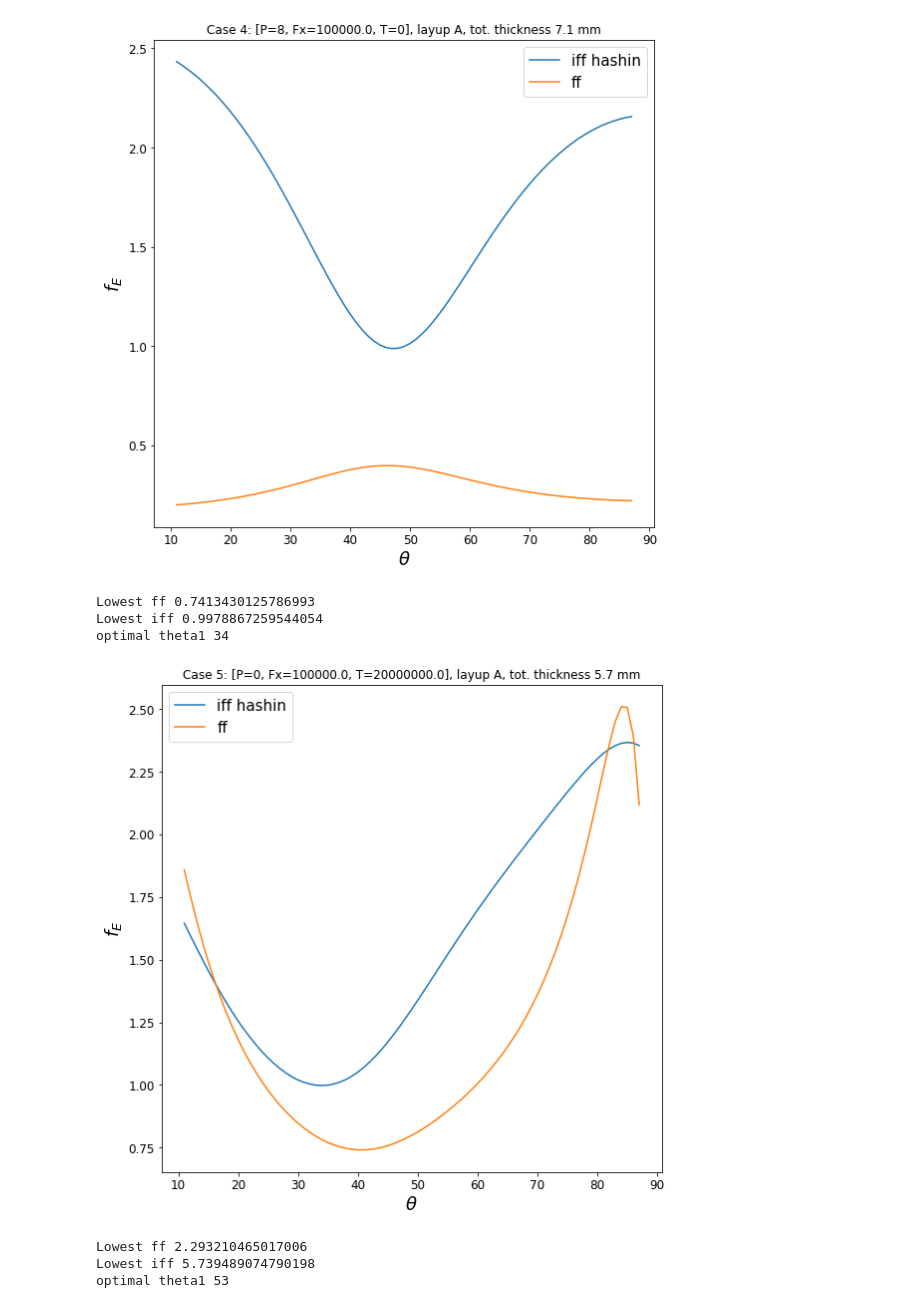
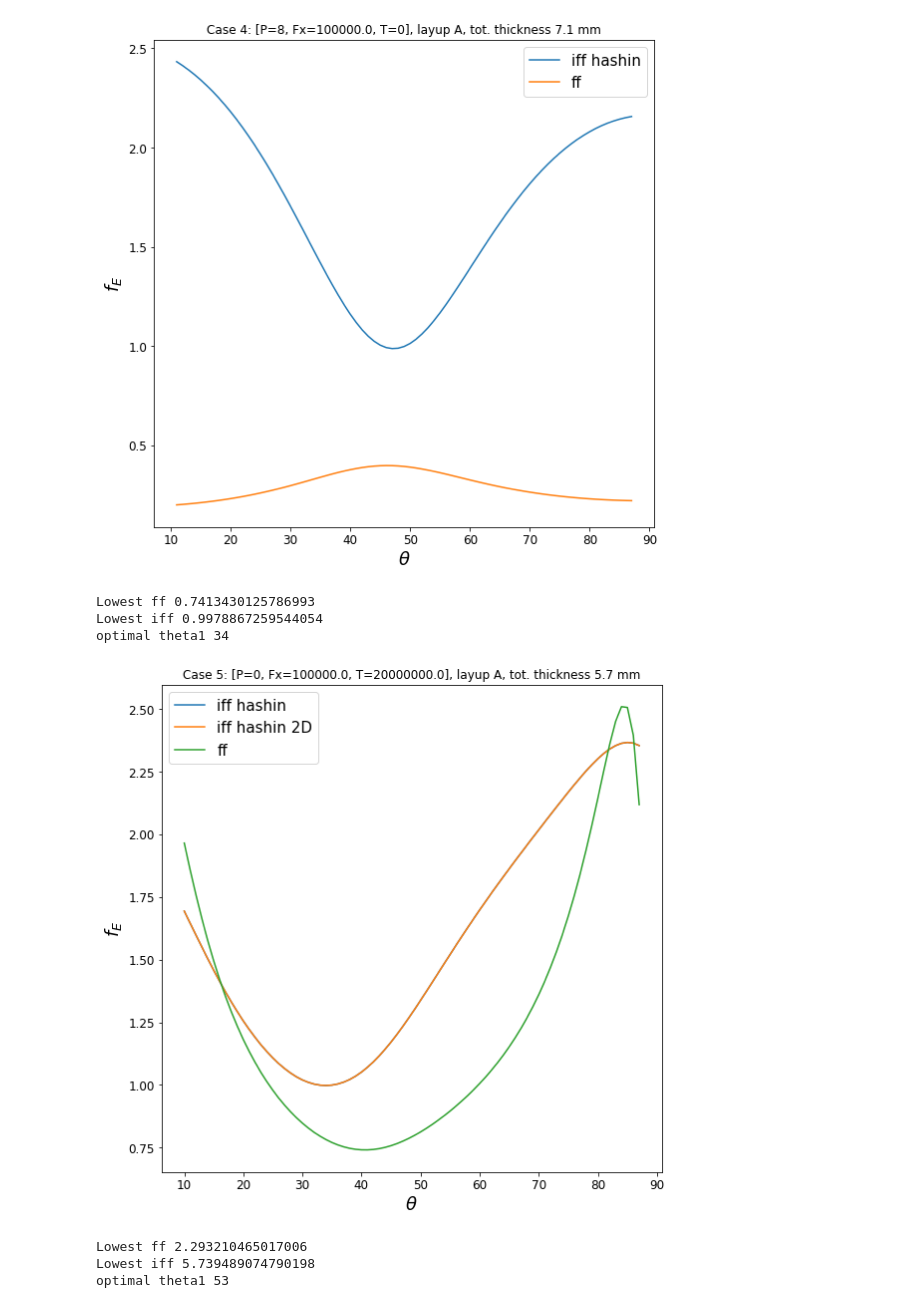
Before and after one commit to alfm778/Plastkompositter, a Jupyter notebook: Assignment 3.ipynb, the cells around one changed output. Drawn from its saved outputs; the diff is of its cells as text; code cells hidden in the pictures.

```diff
--- a/Assignment 3.ipynb
+++ b/Assignment 3.ipynb
@@ -8,13 +8,13 @@ import matplotlib
 
 m = {'name': 'UDGRP', 'units': 'MPa-mm-Mg', 'rho': 2e-09,
      'E1': 38000, 'E2': 8500, 'v12': 0.28, 'G12': 3400,
-     'XT': 1150, 'YT': 40, "ZT":1, "ZC":0, 'XC': 700, 'YC': 120, 'S12': 60, 'S23': 40, "S13":0, 'f12': -0.5}
+     'XT': 1150, 'YT': 40, "ZT":0, "ZC":0, 'XC': 700, 'YC': 120, 'S12': 60, 'S23': 40, "S13":0, 'f12': -0.5}
 
 d1 = 0.9 # Degradation factor transverse mod and shear mod
 d2 = 0.1 # Degradation factor compression
 m2 = {'name': 'UDGRP', 'units': 'MPa-mm-Mg', 'rho': 2e-09,
      'E1': 38000, 'E2': 8500*(1-d1), 'v12': 0.28, 'G12': 3400*(1-d1),
-     'XT': 1150, 'YT': 40, "ZT":1, "ZC":0, 'XC': 700*(1-d2), 'YC': 120, 'S12': 60, 'S23': 40, "S13":0, 'f12': -0.5}
+     'XT': 1150, 'YT': 40, "ZT":0, "ZC":0, 'XC': 700*(1-d2), 'YC': 120, 'S12': 60, 'S23': 40, "S13":0, 'f12': -0.5}
 
 legendsize = 15
 def set_plot_props():
@@ -333,7 +376,7 @@ R = 75
 casenr = 1
 layupnr = "A"
 
-t1 = 6
+t1 = 4.8
 fE_ff = []
 fE_iff = []
 thetas = list(range(11, 88))
@@ -352,13 +395,13 @@ for theta1 in thetas:
     fE_iff.append(res_iff["fE_iff"])
     #print(fE_ff)
 print("Lowest ff", min(fE_ff))
-#rint("Lowest iff", min(fE_iff))
+print("Lowest iff", min(fE_iff))
 optimal_theta1 = 53
 optimal_theta2 = 11
 print("optimal theta1", optimal_theta1)
 
 plt.plot(thetas, fE_iff, label="iff hashin")
-#plt.plot(thetas, fE_ff, label="ff")
+plt.plot(thetas, fE_ff, label="ff")
 plt.xlabel("$\\theta$")
 plt.ylabel("$f_E$")
 plt.title(f"Case {casenr}: [{P=}, {Fx=}, {T=}], layup {layupnr}, tot. thickness {t1} mm")
@@ -376,8 +420,8 @@ casenr = 2
 layupnr = "A"
 
 t1 = 0.2
-fE_ff = []
-fE_iff = []
+fE_ff, fE_iff, fE_iff_2D = [], [], []
+
 thetas = list(range(11, 88))
 set_plot_props()
 
@@ -506,41 +550,45 @@ layupnr = "A"
 t1 = 5.7
 fE_ff = []
 fE_iff = []
-thetas = list(range(11, 88))
+fE_iff_2D = []
+thetas = list(range(10, 88))
 set_plot_props()
 
 for theta1 in thetas:
     layup_iff = [{'mat':m,  'ori':  theta1,  'thi':t1/2},
               {'mat':m,  'ori': -theta1,  'thi':t1/2}]
 
     layup_ff = [{'mat':m2,  'ori':  theta1,  'thi':t1/2},
               {'mat':m2,  'ori': -theta1,  'thi':t1/2}]
 
 
 
     res_ff = solve(layup_ff,R=75,P=P*3,Fx=Fx*3,T=T*3)
     res_iff = solve(layup_iff,R=75,P=P*1.2,Fx=Fx*1.2,T=T*1.2)
 
     fE_ff.append(res_ff["fE_ff"])
     fE_iff.append(res_iff["fE_iff"])
+    fE_iff_2D.append(res_iff["fE_iff_2D"])
     #print(fE_ff)
 
 print("Lowest ff", min(fE_ff))
 print("Lowest iff", min(fE_iff))
 optimal_theta1 = 34
 print("optimal theta1", optimal_theta1)
 plt.plot(thetas, fE_iff, label="iff hashin")
+plt.plot(thetas, fE_iff_2D, label="iff hashin 2D")
 plt.plot(thetas, fE_ff, label="ff")
+
 plt.xlabel("$\\theta$")
 plt.ylabel("$f_E$")
 plt.title(f"Case {casenr}: [{P=}, {Fx=}, {T=}], layup {layupnr}, tot. thickness {t1} mm")
 plt.legend(prop={'size': legendsize})
 plt.savefig(f'output/Case{casenr} - layup{layupnr}.png')
 # %% [output]
 Lowest ff 0.7413430125786993
 Lowest iff 0.9978867259544054
 optimal theta1 34
-[figure, old version]
+[figure, new version]
 # %%
 # Case 2 layup B
 P,Fx,T = 8,0, 0
```
Also changed, not shown: parts of 7 cells of this notebook.
